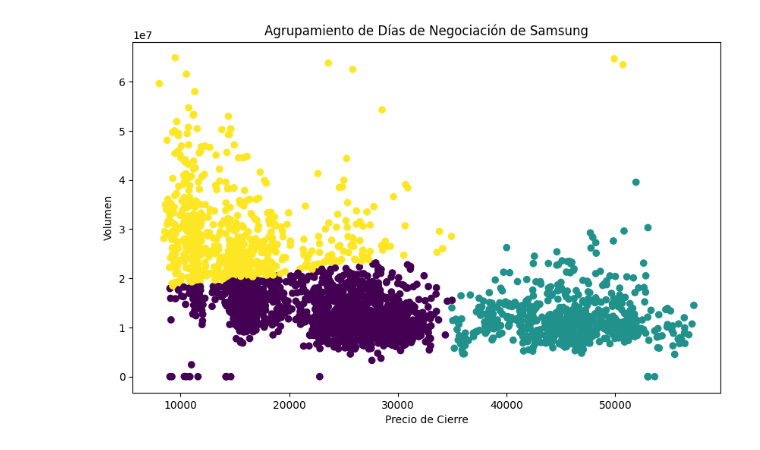
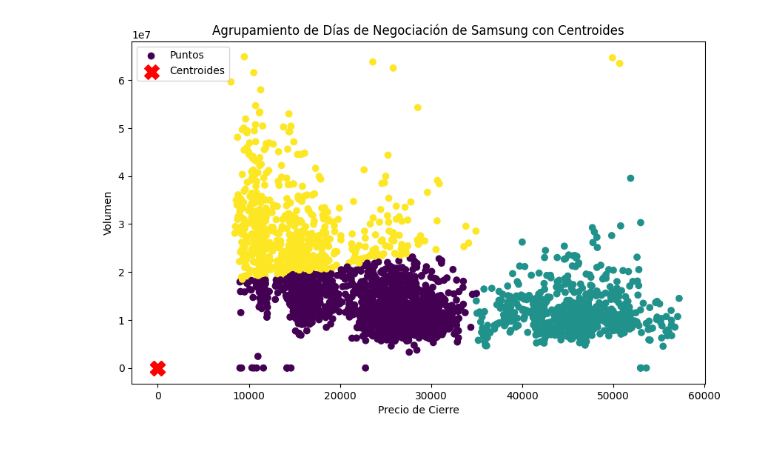
Before and after one commit to TristanMP/2a.Evaluacion, a Jupyter notebook: SA/Análisis no Supervisado/Análisis no Supervisado1.ipynb, the cells around one changed output. Cells and saved outputs as stored; diff of their text form; code cells hidden in the pictures.

```diff
--- a/SA/Análisis no Supervisado/Análisis no Supervisado1.ipynb
+++ b/SA/Análisis no Supervisado/Análisis no Supervisado1.ipynb
@@ -15,7 +17,7 @@ X_scaled = scaler.fit_transform(X)
 # %%
 inertia = []
 for k in range(1, 11):
-    kmeans = KMeans(n_clusters=3, random_state=42, n_init=10)
+    kmeans = KMeans(n_clusters=k, random_state=42, n_init=10)
     kmeans.fit(X_scaled)
     inertia.append(kmeans.inertia_)
 # %%
@@ -50,14 +50,20 @@ optimal_k = 3
+# %%
+optimal_k_codo = 3
+optimal_k_silueta = 3
 # %%
-kmeans = KMeans(n_clusters=optimal_k, random_state=42, n_init=10)
+kmeans = KMeans(n_clusters=optimal_k_codo, random_state=42, n_init=10)
 cluster_labels = kmeans.fit_predict(X_scaled)
+centroids = kmeans.cluster_centers_
 # %%
 data['Cluster'] = cluster_labels
 # %%
 plt.figure(figsize=(10, 6))
-plt.scatter(data['Close'], data['Volume'], c=data['Cluster'], cmap='viridis')
-plt.title('Agrupamiento de Días de Negociación de Samsung')
+plt.scatter(data['Close'], data['Volume'], c=data['Cluster'], cmap='viridis', label='Puntos')
+plt.scatter(centroids[:, 0], centroids[:, 1], c='red', marker='X', s=200, label='Centroides')
+plt.title('Agrupamiento de Días de Negociación de Samsung con Centroides')
 plt.xlabel('Precio de Cierre')
 plt.ylabel('Volumen')
+plt.legend()
 plt.show()
 # %% [output]
-[figure, old version]
+[figure, new version]
```
Also changed, not shown: parts of 5 cells of this notebook, 2 other files.
